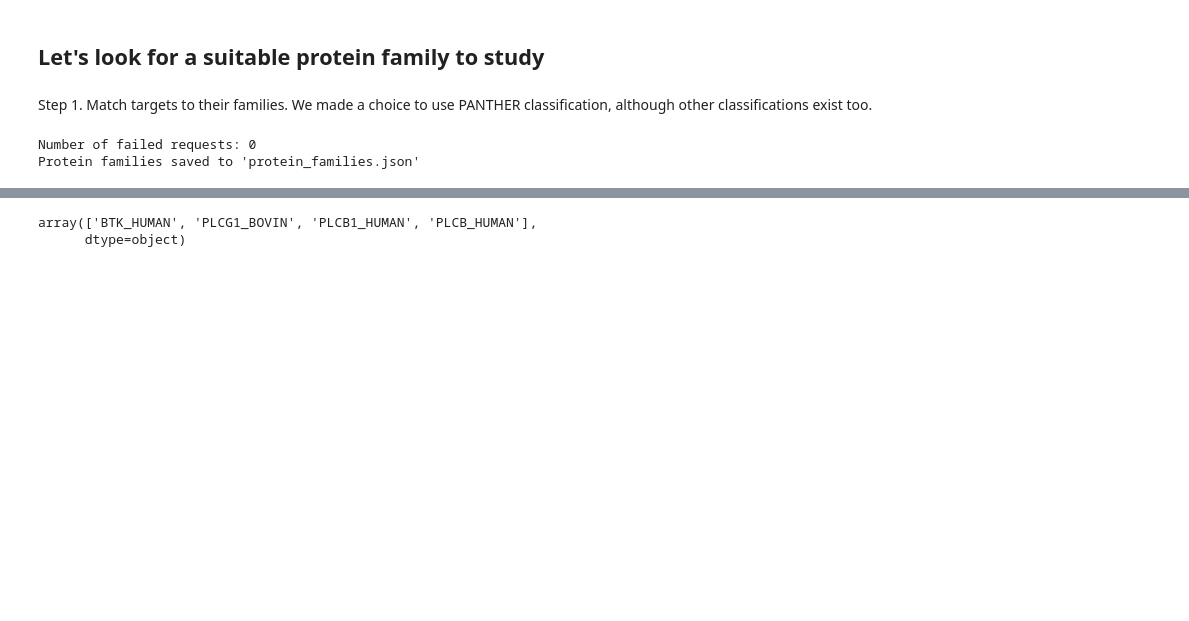
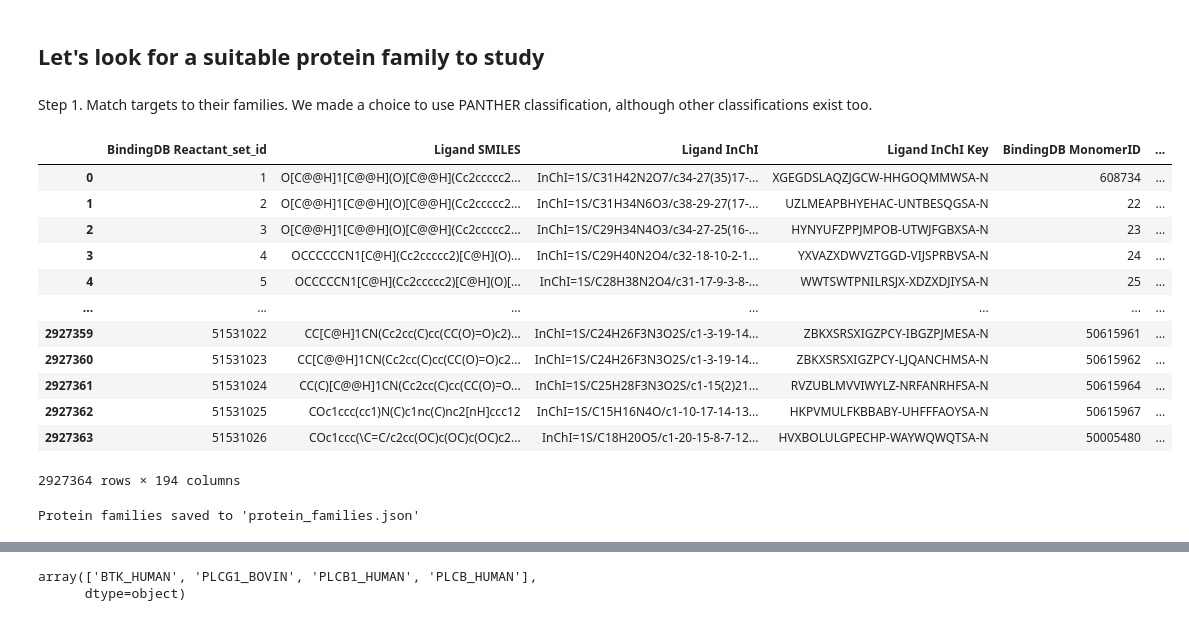
Before and after one commit to epfl-ada/ada-2024-project-laambada, a Jupyter notebook: family.ipynb, the cells around one changed output, grey strips where cells are left out. Cells and saved outputs as stored; diff of their text form; code cells hidden in the pictures; blank space fills up the shorter version.

```diff
--- a/family.ipynb
+++ b/family.ipynb
@@ -12,9 +13,25 @@ DATA = DATA_PATH + 'BindingDB_All.tsv'
 # %% [markdown]
 Step 1. Match targets to their families. We made a choice to use PANTHER classification, although other classifications exist too.
 # %%
-df = pd.read_csv(DATA, sep="\t", on_bad_lines='skip', dtype={
+df = pd.read_csv(DATA, sep="\t", on_bad_lines='skip', low_memory=False, dtype={
     "BindingDB Reactant_set_id": np.int32,
 })
+# %%
+df
+# %% [output]
+|  | BindingDB Reactant_set_id | Ligand SMILES | Ligand InChI | Ligand InChI Key | BindingDB MonomerID | ... |
+| 0 | 1 | O[C@@H]1[C@@H](O)[C@@H](Cc2ccccc2... | InChI=1S/C31H42N2O7/c34-27(35)17-... | XGEGDSLAQZJGCW-HHGOQMMWSA-N | 608734 | ... |
+| 1 | 2 | O[C@@H]1[C@@H](O)[C@@H](Cc2ccccc2... | InChI=1S/C31H34N6O3/c38-29-27(17-... | UZLMEAPBHYEHAC-UNTBESQGSA-N | 22 | ... |
+| 2 | 3 | O[C@@H]1[C@@H](O)[C@@H](Cc2ccccc2... | InChI=1S/C29H34N4O3/c34-27-25(16-... | HYNYUFZPPJMPOB-UTWJFGBXSA-N | 23 | ... |
+| 3 | 4 | OCCCCCCN1[C@H](Cc2ccccc2)[C@H](O)... | InChI=1S/C29H40N2O4/c32-18-10-2-1... | YXVAZXDWVZTGGD-VIJSPRBVSA-N | 24 | ... |
+| 4 | 5 | OCCCCCN1[C@H](Cc2ccccc2)[C@H](O)[... | InChI=1S/C28H38N2O4/c31-17-9-3-8-... | WWTSWTPNILRSJX-XDZXDJIYSA-N | 25 | ... |
+| ... | ... | ... | ... | ... | ... | ... |
+| 2927359 | 51531022 | CC[C@H]1CN(Cc2cc(C)cc(CC(O)=O)c2)... | InChI=1S/C24H26F3N3O2S/c1-3-19-14... | ZBKXSRSXIGZPCY-IBGZPJMESA-N | 50615961 | ... |
+| 2927360 | 51531023 | CC[C@@H]1CN(Cc2cc(C)cc(CC(O)=O)c2... | InChI=1S/C24H26F3N3O2S/c1-3-19-14... | ZBKXSRSXIGZPCY-LJQANCHMSA-N | 50615962 | ... |
+| 2927361 | 51531024 | CC(C)[C@@H]1CN(Cc2cc(C)cc(CC(O)=O... | InChI=1S/C25H28F3N3O2S/c1-15(2)21... | RVZUBLMVVIWYLZ-NRFANRHFSA-N | 50615964 | ... |
+| 2927362 | 51531025 | COc1ccc(cc1)N(C)c1nc(C)nc2[nH]ccc12 | InChI=1S/C15H16N4O/c1-10-17-14-13... | HKPVMULFKBBABY-UHFFFAOYSA-N | 50615967 | ... |
+| 2927363 | 51531026 | COc1ccc(\C=C/c2cc(OC)c(OC)c(OC)c2... | InChI=1S/C18H20O5/c1-20-15-8-7-12... | HVXBOLULGPECHP-WAYWQWQTSA-N | 50005480 | ... |
+2927364 rows × 194 columns
 # %%
 import sys
 sys.path.append('./src/utils')
@@ -22,14 +39,27 @@ from retrieve_family import retrieve_family
 
 uniprot_ids = df["UniProt (SwissProt) Entry Name of Target Chain"].unique()
 # Retrieve family information for the test ID
-try:
-    family_dict = retrieve_family(uniprot_ids)
-    # Save results to a file
-    with open("protein_families.json", "w") as f:
-        json.dump(family_dict, f, indent=2)
-    print("Protein families saved to 'protein_families.json'")
-except Exception as e:
-    print(f"Error: {e}")
+family_dict = await retrieve_family(uniprot_ids)
-# %% [output]
-Number of failed requests: 0
-Protein families saved to 'protein_families.json'
+# %%
+#map each list to a string
+
+# List of all unique protein families
+families = set()
+for key in family_dict:
+    families.update(family_dict[key])
+
+# Create a dictionary with the protein families as keys and the proteins as values
+family_dict = {family: [] for family in families}
+for key in family_dict:
+    for protein in family_dict:
+        if protein in family_dict[key]:
+            family_dict[key].append(protein)
+
+for key in family_dict:
+    family_dict[key] = '||'.join(family_dict[key])
+
+with open("protein_families.json", "w") as f:
+    json.dump(family_dict, f, indent=2)
+    print("Protein families saved to 'protein_families.json'")
+# %% [output]
+Protein families saved to 'protein_families.json'
```
Also changed, not shown: parts of 12 cells of this notebook, 1 other file.
